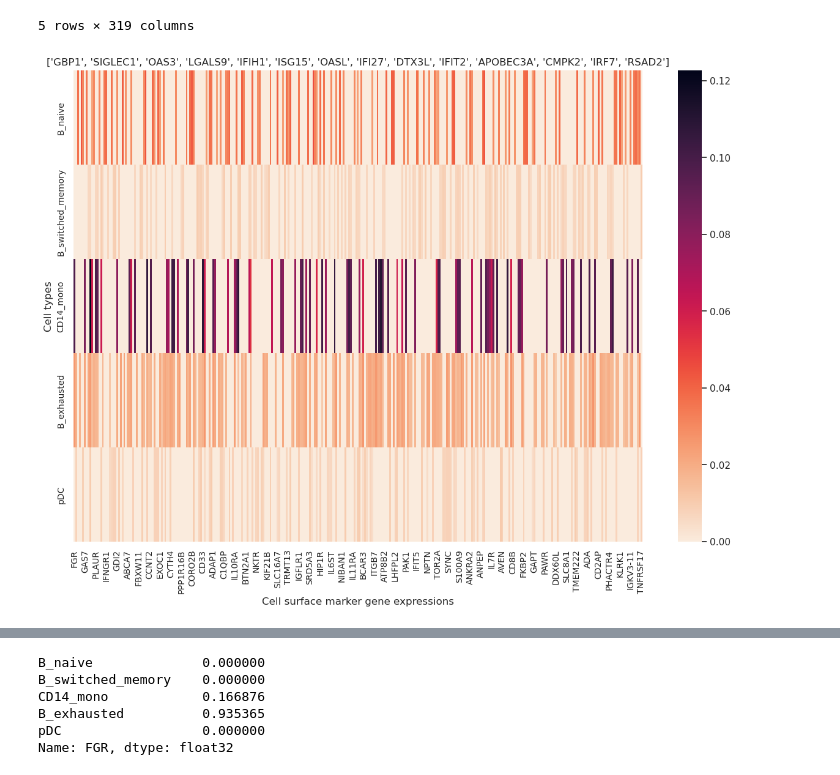
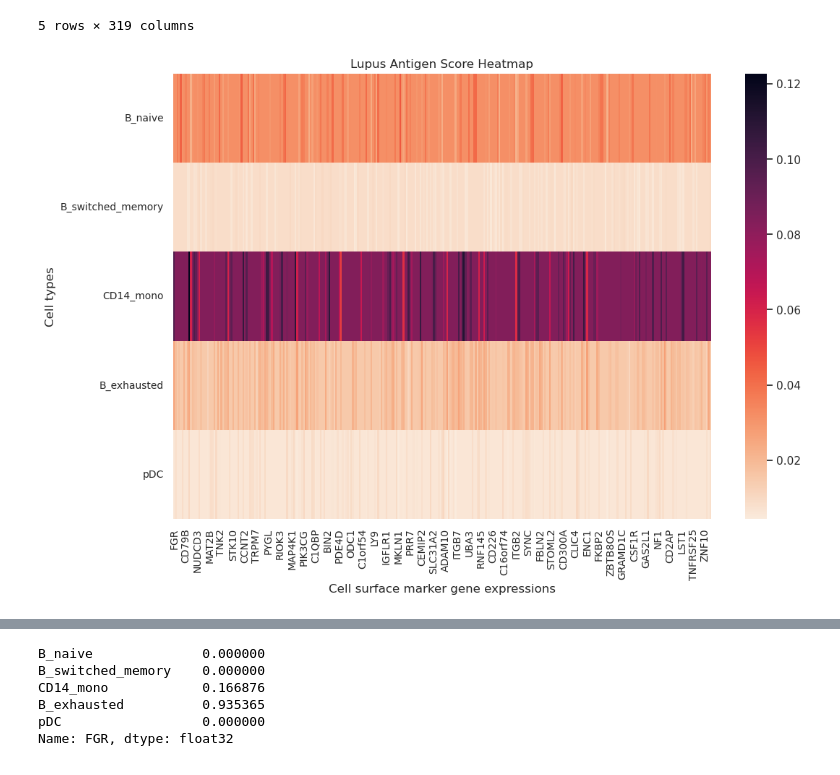
Before and after one commit to Norange01/scRNA-seq_Analysis, a Jupyter notebook: CAR T-Cell Therapy Target Assessment Lupus.ipynb, the cells around one changed output, grey strips where cells are left out. Drawn from its saved outputs; the diff is of its cells as text; code cells hidden in the pictures.

Commit message:
Kaggle Notebook | CAR T-Cell Therapy Target Assessment.ipynb | True Zero implemented

```diff
--- a/CAR T-Cell Therapy Target Assessment Lupus.ipynb
+++ b/CAR T-Cell Therapy Target Assessment Lupus.ipynb
@@ -711,16 +711,16 @@ abundanceMatrix=[]
 abundanceMatrix_trueZero=[]
 
 for cell_t in cellTypes:
-    #print(medianDf[cell_t].isfinite().sum())
     transcripts_col=medianDf[cell_t].rename("Transcripts")
     abund_row=get_abundances(transcripts_col)
-    abund_row_trueZero=abund_row
+    abund_row_trueZero=abund_row.copy()
     abund_row_trueZero[transcripts_col==0]=0
     abundanceMatrix.append(abund_row)
-    abundanceMatrix_trueZero.append(get_abundances(transcripts_col))
+    abundanceMatrix_trueZero.append(abund_row_trueZero)
 
 abundanceMatrix=pd.DataFrame(abundanceMatrix, index=cellTypes, columns=genes_found)
 abundanceMatrix_trueZero=pd.DataFrame(abundanceMatrix_trueZero, index=cellTypes, columns=genes_found)
 display(abundanceMatrix)
+display(abundanceMatrix_trueZero)
 # %% [output]
 |  | FGR | ANKIB1 | CD38 | SPPL2B | ABCB4 | IFRD1 | GAS7 | CD79B | RHOBTB2 | CD4 | ... | ... |
@@ -774,33 +764,33 @@ for cell_t in cellTypes:
 averagedMatrix=pd.DataFrame(averagedMatrix)
 averagedMatrix.index=cellTypes
 averagedMatrix.clip(0, inplace=True)
 sums=sums/sum(sums)
 #display(averagedMatrix['FGR'])
 #upregProts_effective=averagedMatrix.loc[:,upregProts].sum(axis=1, numeric_only=True)/len(upregProts)
 upregProts_effective=averagedMatrix.loc[:,upregProts].mean(axis=1)
 #print(upregProts_effective)
 #scoreMatrix=abundanceMatrix.copy()
 scoreMatrix=abundanceMatrix.mul(upregProts_effective, axis=0) # multiply by upregulated protein presence in each cell type
 scoreMatrix=scoreMatrix.mul(sums, axis=0)
 #scoreMatrix=scoreMatrix[genes_found]
 #display(abundanceMatrix)
 #display(scoreMatrix)
 # Filter averagedMatrix to keep only columns that are in surf_markers
 #abundanceMatrix = averagedMatrix.loc[:, averagedMatrix.columns.isin(surf_markers)].copy()
 
 #display(markers_averagedMatrix)
 sns.set_theme(style="whitegrid", palette="pastel")
-fig,ax=plt.subplots(figsize=(15,10))
+fig,ax=plt.subplots(figsize=(12,8))
 #norm=LogNorm(vmin=1/10000, vmax=10)
 scoreMatrix=scoreMatrix.dropna(axis=1, how='all')
 sns_plot=sns.heatmap(scoreMatrix,ax=ax,cmap='rocket_r')
 
-ax.set_title(upregProts)
+ax.set_title("Lupus Antigen Score Heatmap")
 ax.set(xlabel='Cell surface marker gene expressions', ylabel='Cell types')
 #ax.set_xticks(range(len(nonzero_markers_averagedMatrix.columns)))
 
 #ax.set_xticklabels(nonzero_markers_averagedMatrix.columns)
 sns_plot.tick_params(labelsize=10)
 fig.savefig(dataset+"_heatmap.png")
 # %% [output]
-[figure, old version]
+[figure, new version]
```
Also changed, not shown: parts of 4 cells of this notebook.
